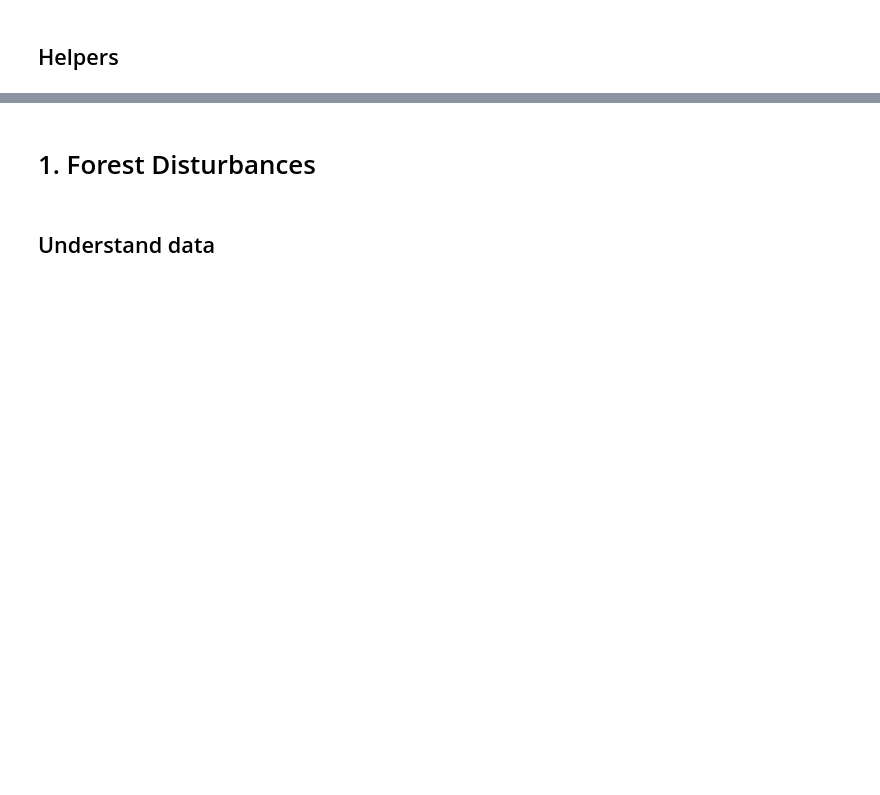
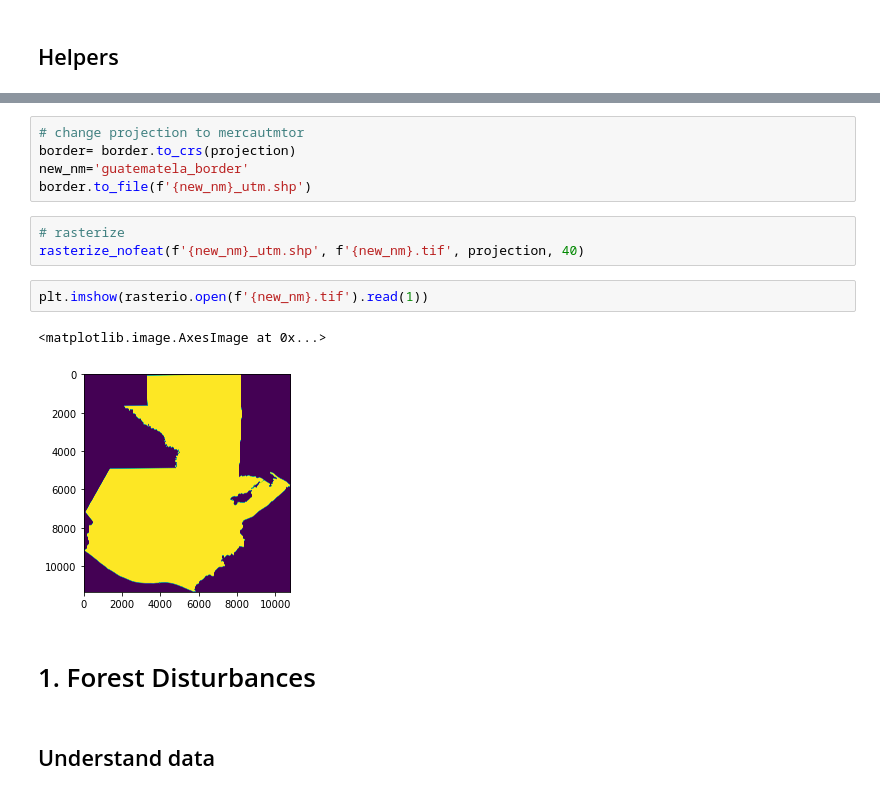
Before and after one commit to pantonar/forest_mind, a Jupyter notebook: analysis/EDA_pilot_guatemala.ipynb, the cells around one changed output, grey strips where cells are left out. Saved outputs shown, nothing was run; the diff lists cells and outputs as text; blank space fills up the shorter version.

```diff
--- a/analysis/EDA_pilot_guatemala.ipynb
+++ b/analysis/EDA_pilot_guatemala.ipynb
@@ -56,3 +130,16 @@ def distance_to_value(target_value, source, outfile):
+# %%
+# change projection to mercautmtor
+border= border.to_crs(projection)
+new_nm='guatematela_border'
+border.to_file(f'{new_nm}_utm.shp')
+# %%
+# rasterize
+rasterize_nofeat(f'{new_nm}_utm.shp', f'{new_nm}.tif', projection, 40)
+# %%
+plt.imshow(rasterio.open(f'{new_nm}.tif').read(1))
+# %% [output]
+<matplotlib.image.AxesImage at 0x...>
+[figure, added]
 # %% [markdown]
 # 1. Forest Disturbances
 # %% [markdown]
```
Also changed, not shown: parts of 94 cells of this notebook.
